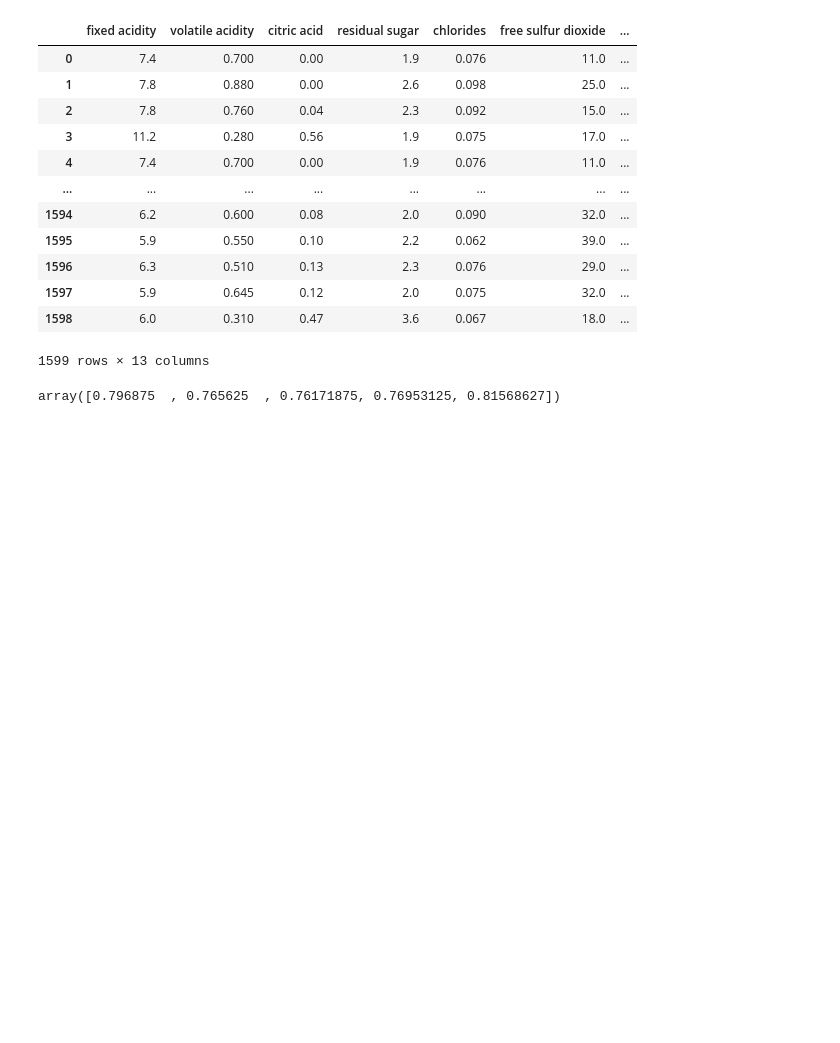
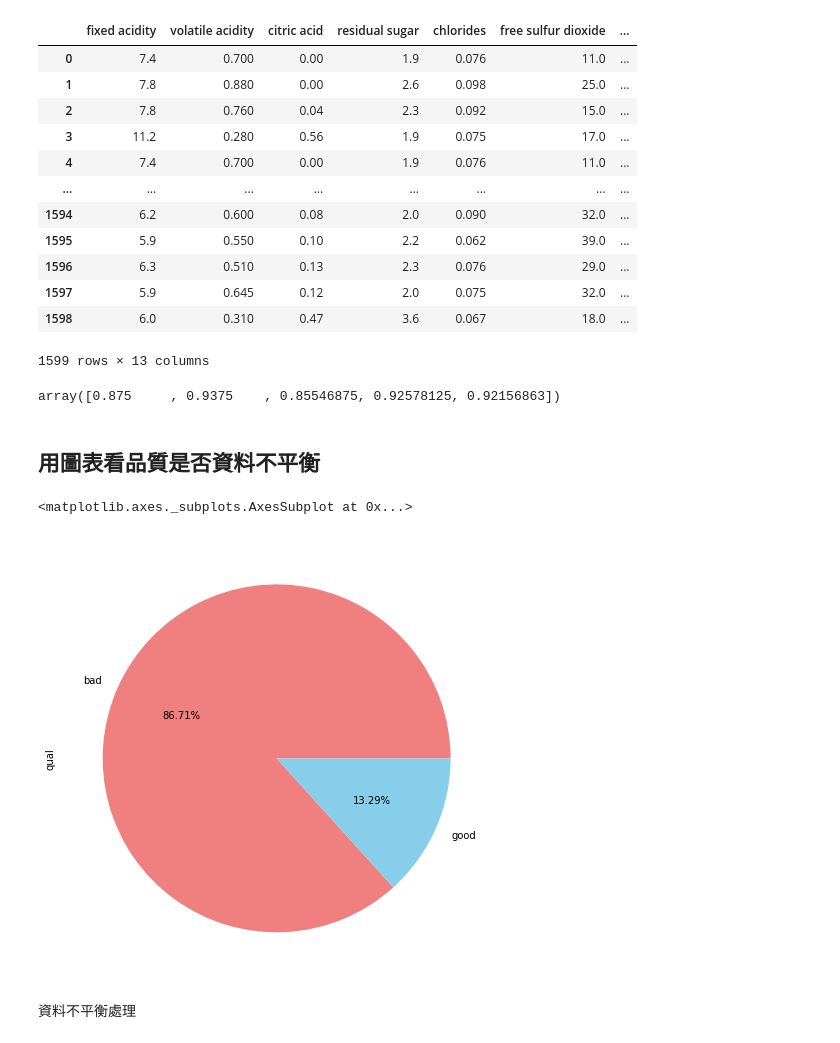
Before and after one commit to barry80417/Prediction-of-quality-of-Wine, a Jupyter notebook: 專題實作＃02：紅酒品質預測.ipynb, the cells around one changed output. Saved outputs shown, nothing was run; the diff lists cells and outputs as text; code cells hidden in the pictures; blank space fills up the shorter version.

```diff
--- a/專題實作＃02：紅酒品質預測.ipynb
+++ b/專題實作＃02：紅酒品質預測.ipynb
@@ -77,2 +89,10 @@ sns.heatmap(
 # %% [markdown]
 ## 資料正規化
+# %%
+from sklearn import preprocessing
+minmax = preprocessing.MinMaxScaler() #Max-Min正規化
+# %%
+wine['fixed acidity'] = minmax.fit_transform(wine['fixed acidity'].values.reshape(-1,1))
+wine = wine.drop(['citric acid','free sulfur dioxide'],axis = 1)
+wine['residual sugar'] = minmax.fit_transform(wine['residual sugar'].values.reshape(-1,1))
+wine['total sulfur dioxide'] = minmax.fit_transform(wine['total sulfur dioxide'].values.reshape(-1,1))
@@ -103,12 +122,22 @@ from sklearn.model_selection import cross_val_score
 from sklearn.model_selection import train_test_split
 from sklearn.ensemble import RandomForestClassifier
 
-X = wine.drop('quality', axis = 1)
-y = wine['quality']
+X = wine.drop(['quality','qual'], axis = 1)
+y = wine['qual']
 
 X_train, X_test, y_train, y_test = train_test_split(X, y, test_size = 0.2, random_state = 42)
 rfc = RandomForestClassifier(n_estimators=200)
 rfc_eval = cross_val_score(estimator = rfc, X = X_train, y = y_train, cv = 5)
 rfc_eval
 # %% [output]
-array([0.796875  , 0.765625  , 0.76171875, 0.76953125, 0.81568627])
+array([0.875     , 0.9375    , 0.85546875, 0.92578125, 0.92156863])
+# %% [markdown]
+## 用圖表看品質是否資料不平衡
+# %%
+plt.figure(figsize = (10,8))
+y_train.value_counts().plot(kind = 'pie',colors = ['lightcoral','skyblue'],autopct = '%1.2f%%')
+# %% [output]
+<matplotlib.axes._subplots.AxesSubplot at 0x...>
+[figure, added]
+# %% [markdown]
+資料不平衡處理
```
Also changed, not shown: parts of 5 cells of this notebook.
